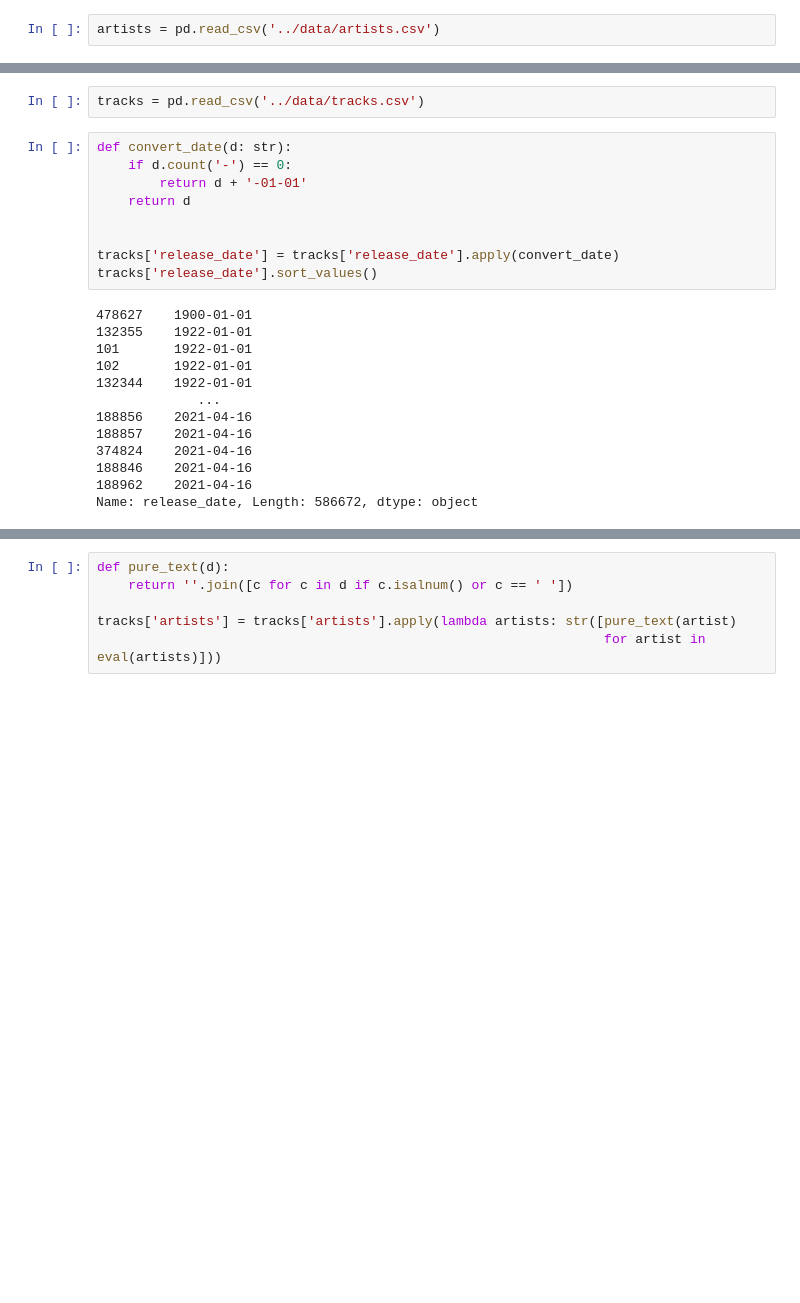
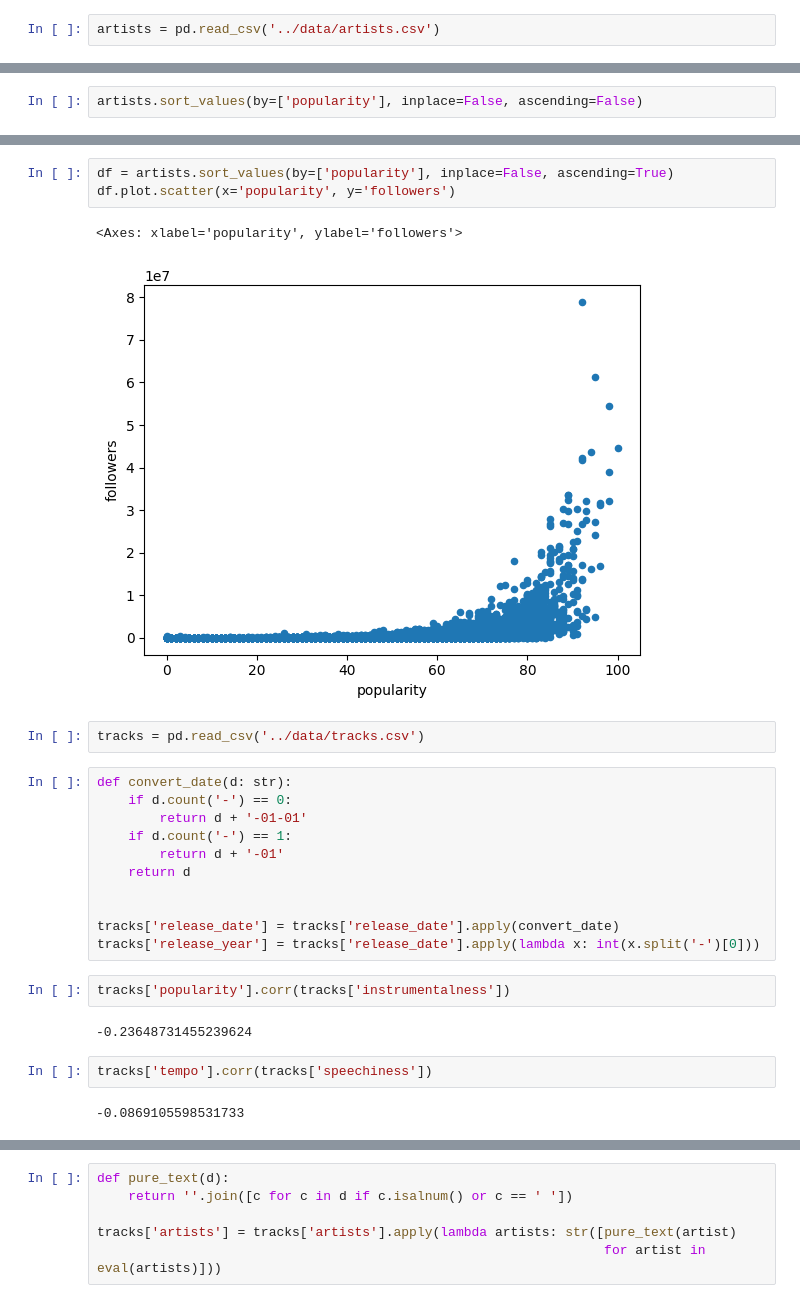
Before and after one commit to dreamer-tech/bigdata-final, a Jupyter notebook: notebooks/final.ipynb, the cells around one changed output, grey strips where cells are left out. Cells and saved outputs as stored; diff of their text form; blank space fills up the shorter version.

```diff
--- a/notebooks/final.ipynb
+++ b/notebooks/final.ipynb
@@ -34,0 +5,2 @@ dtype: object
+# %%
+artists.sort_values(by=['popularity'], inplace=False, ascending=False)
@@ -35,24 +21,27 @@ dtype: object
+# %%
+df = artists.sort_values(by=['popularity'], inplace=False, ascending=True)
+df.plot.scatter(x='popularity', y='followers')
+# %% [output]
+<Axes: xlabel='popularity', ylabel='followers'>
+[figure, added]
 # %%
 tracks = pd.read_csv('../data/tracks.csv')
 # %%
 def convert_date(d: str):
     if d.count('-') == 0:
         return d + '-01-01'
+    if d.count('-') == 1:
+        return d + '-01'
     return d
 
 
 tracks['release_date'] = tracks['release_date'].apply(convert_date)
-tracks['release_date'].sort_values()
+tracks['release_year'] = tracks['release_date'].apply(lambda x: int(x.split('-')[0]))
-# %% [output]
-478627    1900-01-01
-132355    1922-01-01
-101       1922-01-01
-102       1922-01-01
-132344    1922-01-01
-             ...
-188856    2021-04-16
-188857    2021-04-16
-374824    2021-04-16
-188846    2021-04-16
-188962    2021-04-16
-Name: release_date, Length: 586672, dtype: object
+# %%
+tracks['popularity'].corr(tracks['instrumentalness'])
+# %% [output]
+-0.23648731455239624
+# %%
+tracks['tempo'].corr(tracks['speechiness'])
+# %% [output]
+-0.0869105598531733
```
Also changed, not shown: parts of 10 cells of this notebook, 3 other files.
